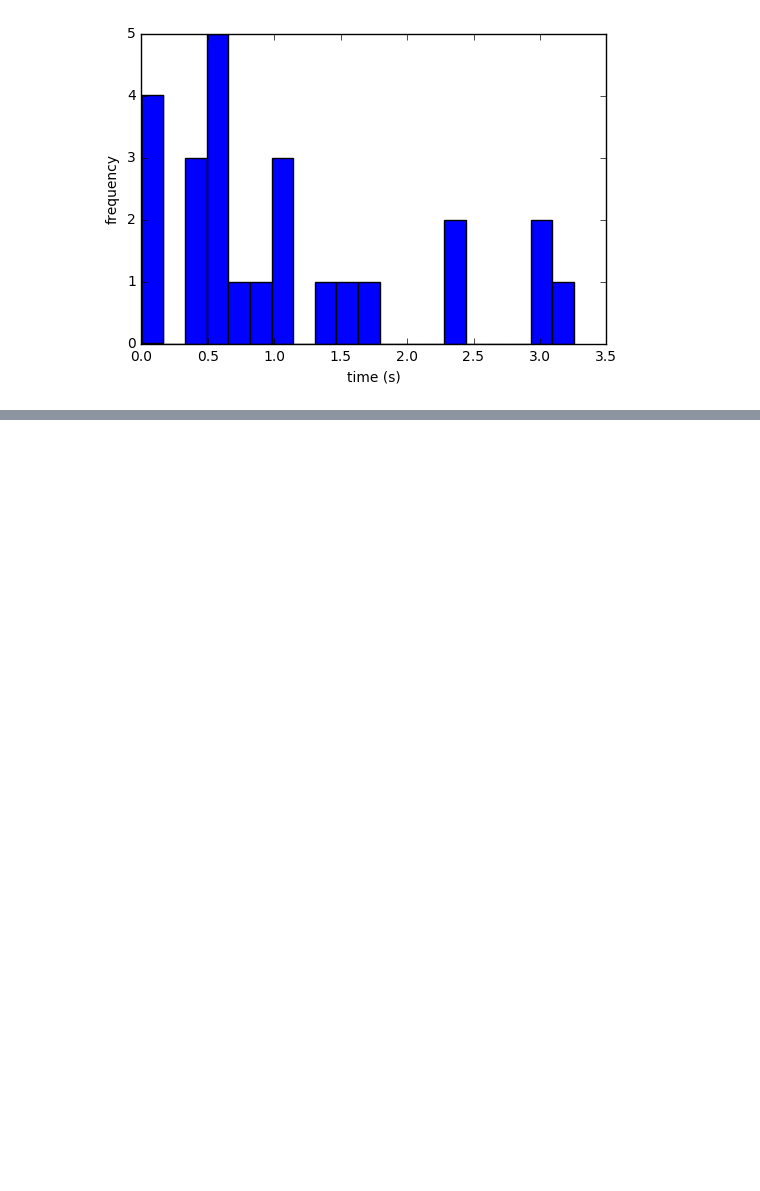
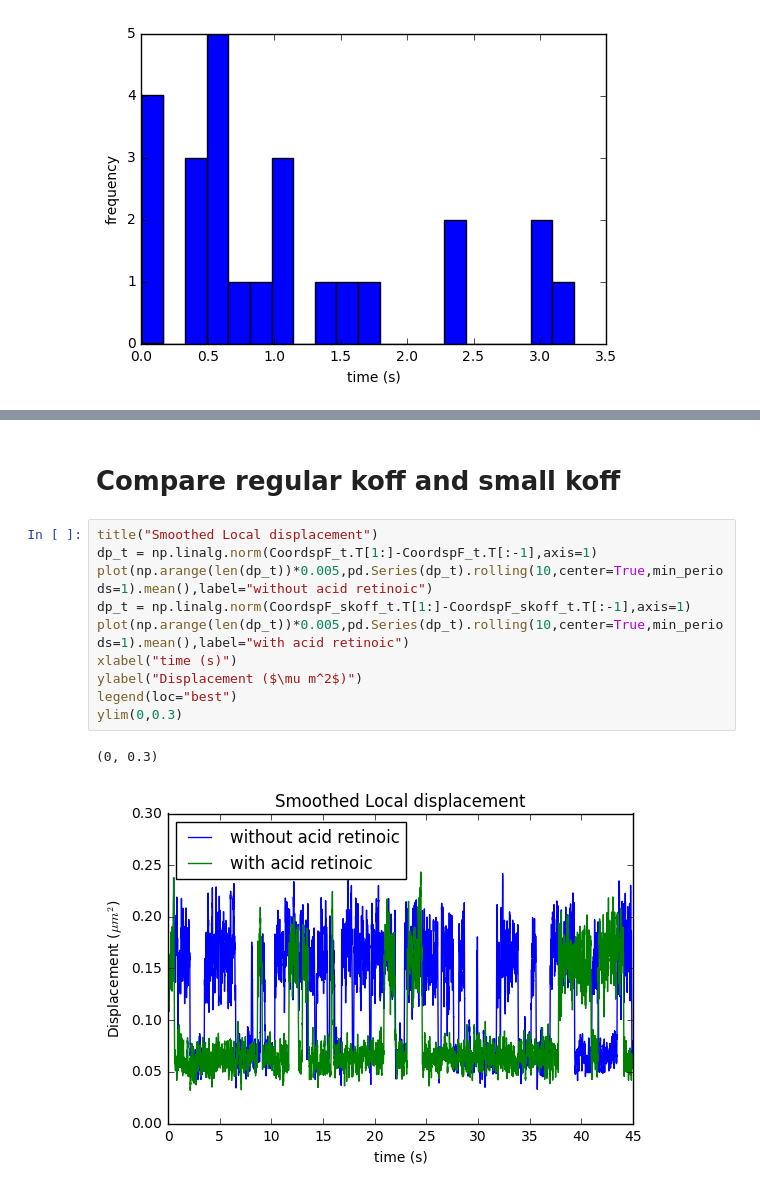
Before and after one commit to jeammimi/replication_yeast, a Jupyter notebook: notebooks/Transcription/0.1-calibration.ipynb, the cells around one changed output, grey strips where cells are left out. Cells and saved outputs as stored; diff of their text form; blank space fills up the shorter version.

```diff
--- a/notebooks/Transcription/0.1-calibration.ipynb
+++ b/notebooks/Transcription/0.1-calibration.ipynb
@@ -304,0 +332,15 @@ ylabel("frequency")
+# %% [markdown]
+# Compare regular koff and small koff
+# %%
+title("Smoothed Local displacement")
+dp_t = np.linalg.norm(CoordspF_t.T[1:]-CoordspF_t.T[:-1],axis=1)
+plot(np.arange(len(dp_t))*0.005,pd.Series(dp_t).rolling(10,center=True,min_periods=1).mean(),label="without acid retinoic")
+dp_t = np.linalg.norm(CoordspF_skoff_t.T[1:]-CoordspF_skoff_t.T[:-1],axis=1)
+plot(np.arange(len(dp_t))*0.005,pd.Series(dp_t).rolling(10,center=True,min_periods=1).mean(),label="with acid retinoic")
+xlabel("time (s)")
+ylabel("Displacement ($\mu m^2$)")
+legend(loc="best")
+ylim(0,0.3)
+# %% [output]
+(0, 0.3)
+[figure, added]
```
Also changed, not shown: parts of 4 cells of this notebook, 1 other file.
